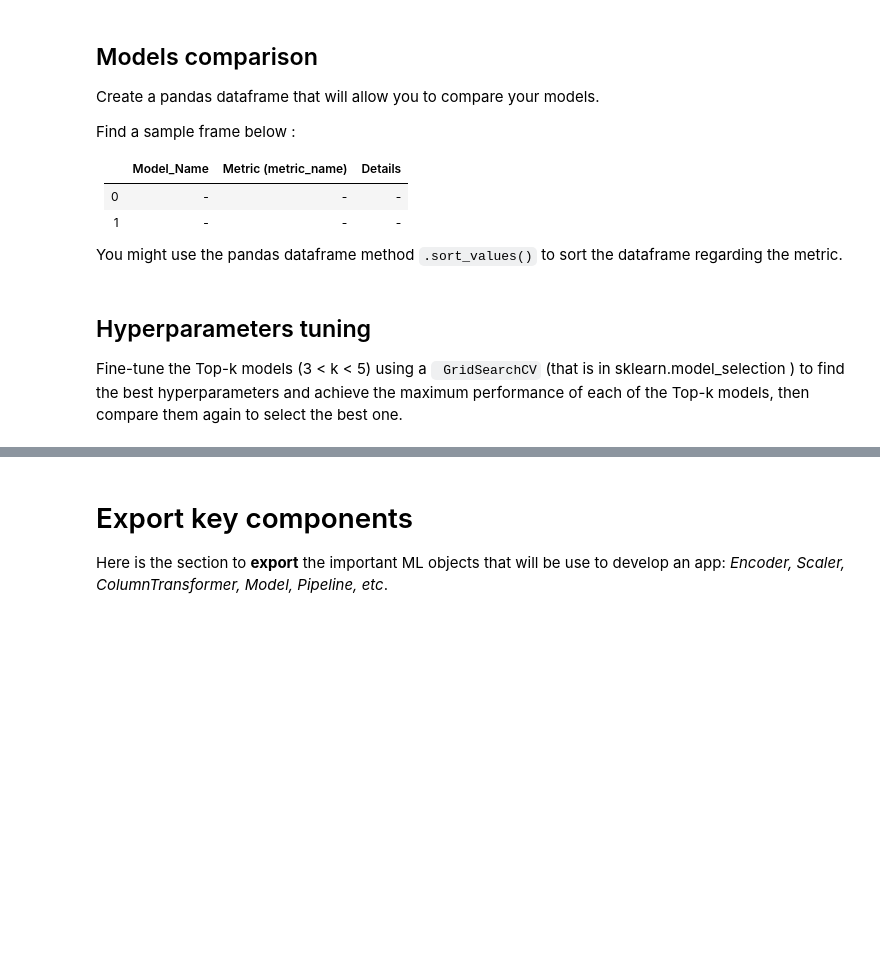
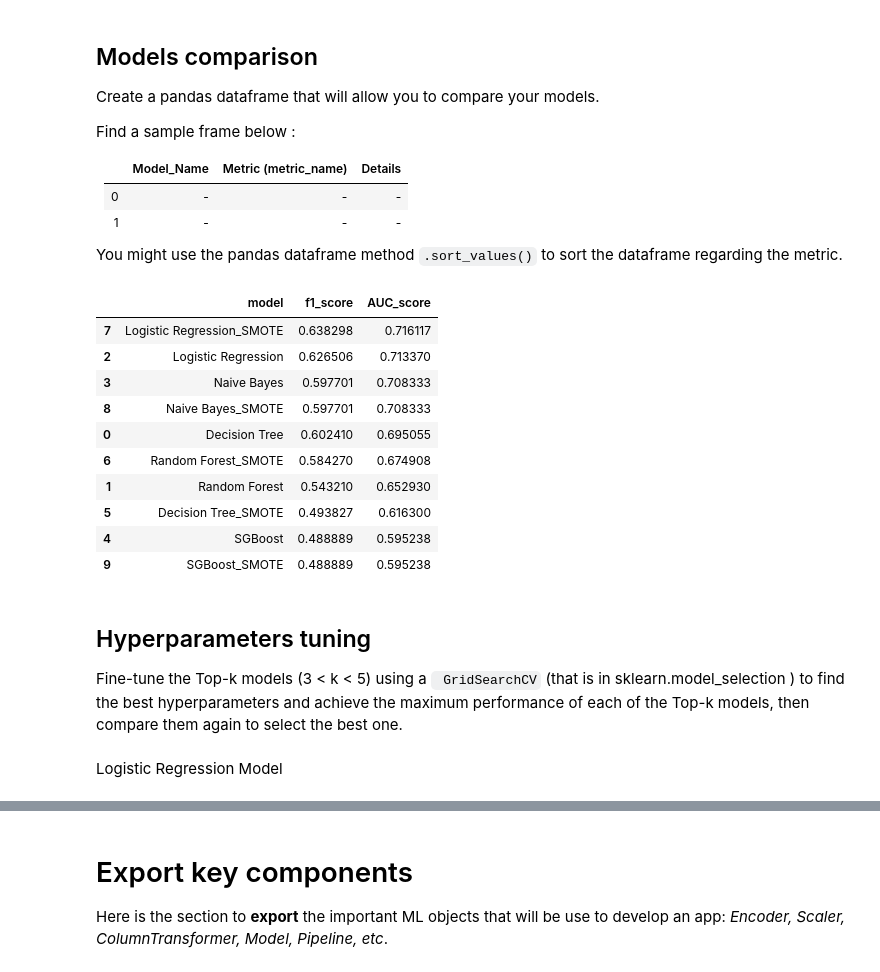
Before and after one commit to DeeeTeeee/CustomerChurnWithFastAPI, a Jupyter notebook: ML_Step_By_Step_Guide.ipynb, the cells around one changed output, grey strips where cells are left out. Saved outputs shown, nothing was run; the diff lists cells and outputs as text; code cells hidden in the pictures; blank space fills up the shorter version.

```diff
--- a/ML_Step_By_Step_Guide.ipynb
+++ b/ML_Step_By_Step_Guide.ipynb
@@ -1420,7 +1420,7 @@ from sklearn.metrics import f1_score, recall_score, precision_score, fbeta_score
 from sklearn.model_selection import cross_val_score
 import numpy as np
 
-def sgd_model(X_train, y_train, X_eval, y_eval, random_state=42):
+def sgd_model_func(X_train, y_train, X_eval, y_eval, random_state=42):
     # Fit Stochastic Gradient Descent model
     sgd_model = SGDClassifier(random_state=random_state)
     sgd_model.fit(X_train, y_train)
@@ -1455,7 +1455,7 @@ def sgd_model(X_train, y_train, X_eval, y_eval, random_state=42):
     return sgd_model, sgd_preds, sgd_f1_score, sgd_recall, sgd_precision, sgd_f2_score, sgd_accuracy, fpr, tpr, thresholds, sgd_auc_score, sgd_f1_train_score, cv_scores, avg_f1_score
 
 # Call the function and get the outputs
-sgd_model, sgd_preds, sgd_f1_score, sgd_recall, sgd_precision, sgd_f2_score, sgd_accuracy, fpr, tpr, thresholds, sgd_auc_score, sgd_f1_train_score, cv_scores, avg_f1_score = sgd_model(X_train_df, y_train, X_eval_df, y_eval)
+sgd_model, sgd_preds, sgd_f1_score, sgd_recall, sgd_precision, sgd_f2_score, sgd_accuracy, fpr, tpr, thresholds, sgd_auc_score, sgd_f1_train_score, cv_scores, avg_f1_score = sgd_model_func(X_train_df, y_train, X_eval_df, y_eval)
 
 print("F1 Score on Evaluation Set:", sgd_f1_score)
 print("F1 Score on Training Set:", sgd_f1_train_score)
@@ -1759,0 +1726,19 @@ ValueError: ignored
+# %%
+nb_model_2, nb_preds_2, nb_f1_score_2, nb_recall_2, nb_precision_2, nb_f2_score_2, nb_accuracy_2, cv_scores_nb_2, avg_f1_score_nb_2 = naive_bayes_model(X_train_df, y_train, X_eval_df, y_eval)
+# Print the F1 score and AUC score
+print("F1 Score on Evaluation Set based for Naive Bayes with balanced data:", nb_f1_score_2)
+print("AUC Score on Evaluation Set based for Naive Bayes with balanced data:", nb_accuracy_2)
+
+# F1 Score on Training Set for Naive Bayes with balanced data
+nb_f1_train_score_2 = f1_score(y_train_resampled, nb_model_2.predict(X_train_resampled))
+
+# Cross-Validation Scores for Naive Bayes with balanced data
+cv_scores_nb_2 = cross_val_score(nb_model_2, X_train_resampled, y_train_resampled, cv=5, scoring='f1')
+
+# Average F1 Score for Naive Bayes with balanced data
+avg_f1_score_nb_2 = np.mean(cv_scores_nb_2)
+
+print("F1 Score on Training Set based for Naive Bayes with balanced data:", nb_f1_train_score_2)
+print("F1 Score on Evaluation Set based for Naive Bayes with balanced data:", nb_f1_score_2)
+print("Cross-Validation Scores for Naive Bayes with balanced data:", cv_scores_nb_2)
+print("Average F1 Score for Naive Bayes with balanced data:", avg_f1_score_nb_2)
@@ -1770,6 +1885,29 @@ Find a sample frame below :
 
 
 You might use the pandas dataframe method `.sort_values()` to sort the dataframe regarding the metric.
+# %%
+results = {'model': ['Decision Tree', 'Random Forest', 'Logistic Regression', 'Naive Bayes', 'SGBoost',
+                     'Decision Tree_SMOTE', 'Random Forest_SMOTE', 'Logistic Regression_SMOTE', 'Naive Bayes_SMOTE', 'SGBoost_SMOTE'],
+           'f1_score': [dt_f1_score, rf_f1_score, lr_f1_score, nb_f1_score, sgd_f1_score,
+                        dt_f1_score_2, rf_f1_score_2, lr_f1_score_2, nb_f1_score_2, sgd_f1_score_2],
+           'AUC_score': [dt_auc_score, rf_auc_score, lr_auc_score, nb_accuracy_2, sgd_auc_score,
+                         dt_auc_score_2, rf_auc_score_2, lr_auc_score_2, nb_accuracy_2, sgd_auc_score_2]}
+
+results_df = pd.DataFrame(results)
+# %%
+results_df.sort_values(by= 'AUC_score', ascending = False)
+# %% [output]
+|  | model | f1_score | AUC_score |
+| 7 | Logistic Regression_SMOTE | 0.638298 | 0.716117 |
+| 2 | Logistic Regression | 0.626506 | 0.713370 |
+| 3 | Naive Bayes | 0.597701 | 0.708333 |
+| 8 | Naive Bayes_SMOTE | 0.597701 | 0.708333 |
+| 0 | Decision Tree | 0.602410 | 0.695055 |
+| 6 | Random Forest_SMOTE | 0.584270 | 0.674908 |
+| 1 | Random Forest | 0.543210 | 0.652930 |
+| 5 | Decision Tree_SMOTE | 0.493827 | 0.616300 |
+| 4 | SGBoost | 0.488889 | 0.595238 |
+| 9 | SGBoost_SMOTE | 0.488889 | 0.595238 |
 # %% [markdown]
 ## Hyperparameters tuning
 
@@ -1779,0 +1916,2 @@ Fine-tune the Top-k models (3 < k < 5) using a ` GridSearchCV`  (that is in skle
+# %% [markdown]
+Logistic Regression Model
```
Also changed, not shown: parts of 42 cells of this notebook.
